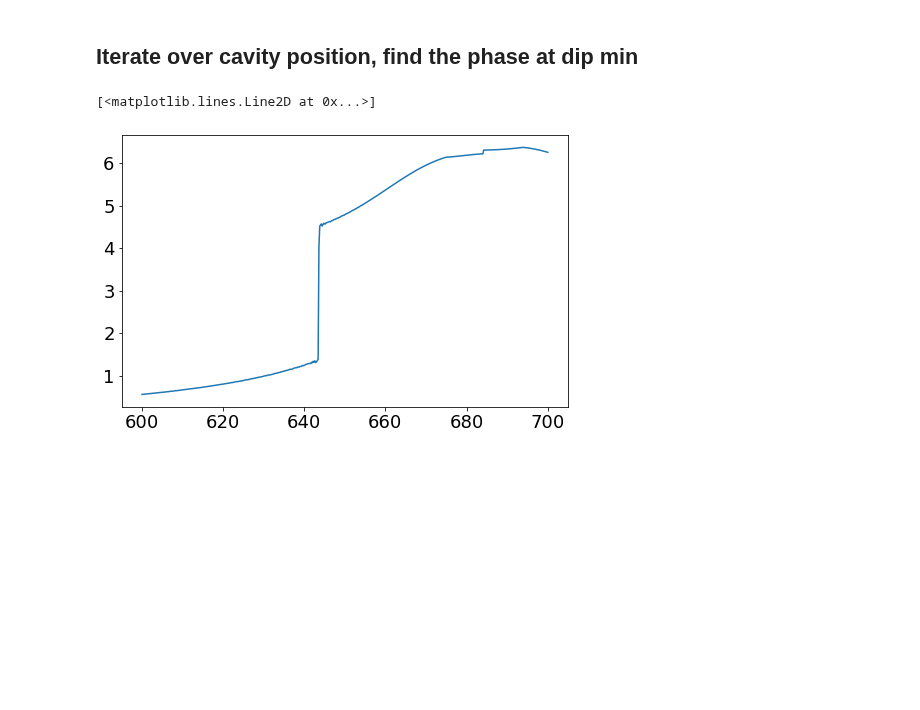
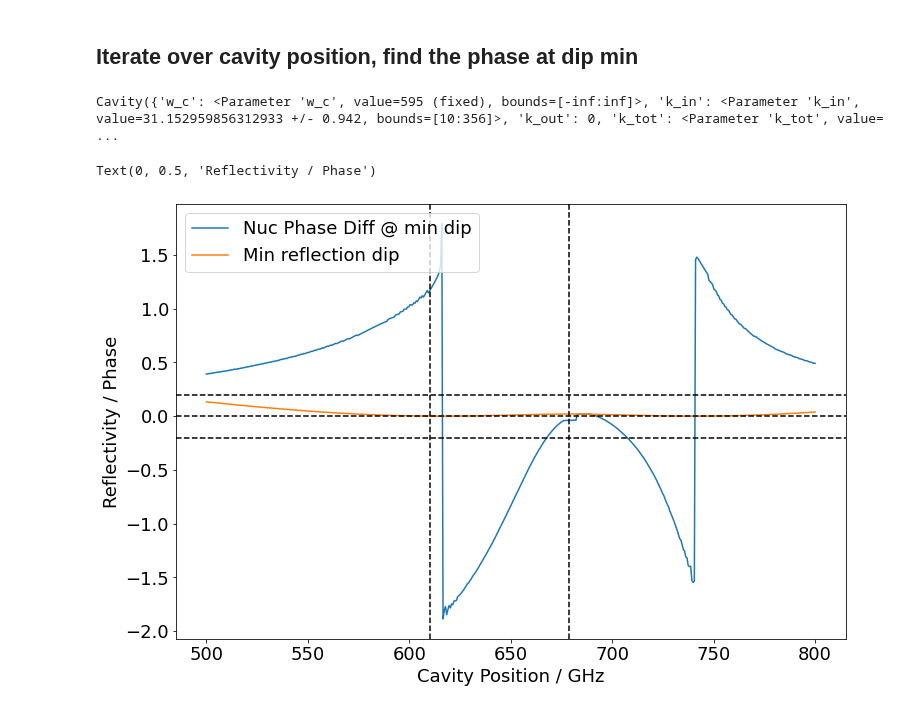
Before and after one commit to huanyanqi/siv-cqed-model, a Jupyter notebook: notebooks/20210907_DiosBLBb02_test_detuning.ipynb, the cells around one changed output. Saved outputs shown, nothing was run; the diff lists cells and outputs as text; code cells hidden in the pictures; blank space fills up the shorter version.

Commit message:
More attempts at shifting detuning, changing to "right" kappas

```diff
--- a/notebooks/20210907_DiosBLBb02_test_detuning.ipynb
+++ b/notebooks/20210907_DiosBLBb02_test_detuning.ipynb
@@ -203,14 +203,18 @@ Text(0.5, 0, 'Frequency / GHz')
 # %% [markdown]
 ## Repeat above plot but shift the cavity position
 # %%
-w_arr = np.linspace(678, 680, 12000)
+w_arr = np.linspace(678, 680, 120000)
 fig, ax = plt.subplots(nrows=3, figsize=[8, 16])
 ax = ax.flatten()
 
 cavity_objects_copy = [copy.deepcopy(c) for c in cavity_objects]
 
 for c in cavity_objects_copy:
-    c.cavity_params["w_c"].value = 645
+    c.cavity_params["w_c"].value = 660
+
+    # Tweak with cavity kappas
+#     c.cavity_params["k_tot"].value = 200
+#     c.cavity_params["k_in"].value = 0.57 * c.cavity_params["k_tot"].value
 
 # Plot reflectance and reflected phase for 4 states
 for c in cavity_objects_copy:
@@ -228,9 +232,18 @@ laser_freq_idx = np.argmin(cavity_objects_copy[0].reflectance(w_arr, 1))
 laser_freq = w_arr[laser_freq_idx]
 for ax_idx in range(3):
     ax[ax_idx].axvline(laser_freq, c='k', ls='--')
+# Park laser at the min of the dip of state 01
+laser_freq_idx = np.argmin(cavity_objects_copy[1].reflectance(w_arr, 1))
+laser_freq = w_arr[laser_freq_idx]
+for ax_idx in range(3):
+    ax[ax_idx].axvline(laser_freq, c='k', ls='--')
 
+ax[2].axhline(0., c='k', ls='--')
+ax[2].axhline(0.2, c='k', ls='--')
+ax[2].axhline(0.5, c='k', ls='--')
 print(f"Phase difference per photon is {phase_diff_01[laser_freq_idx]:.3f} rad")
 
+ax[0].set_ylim(0, 1)
 ax[0].set_title("Reflectance")
 ax[1].set_title("Reflected Phase")
 ax[2].set_title("Phase Difference between Nuc States")
@@ -410,27 +286,53 @@ print(r)
 # %% [markdown]
 ## Iterate over cavity position, find the phase at dip min
+# %%
+cavity_objects_copy[0]
+# %% [output]
+Cavity({'w_c': <Parameter 'w_c', value=595 (fixed), bounds=[-inf:inf]>, 'k_in': <Parameter 'k_in', value=31.152959856312933 +/- 0.942, bounds=[10:356]>, 'k_out': 0, 'k_tot': <Parameter 'k_tot', value= ...
 # %%
-cavity_pos_arr = np.linspace(600, 700, 501)
-w_arr = np.linspace(678, 680, 12000)
+cavity_pos_arr = np.linspace(500, 800, 500)
+w_arr = np.linspace(678, 680, 6000)
 phase_diff = []
+min_refs = []
+plt.figure(figsize=[12, 8])
 
 for cavity_pos in cavity_pos_arr:
     cavity_objects_copy = [copy.deepcopy(c) for c in cavity_objects]
 
     # Change all cavity positions
     for c in cavity_objects_copy:
         c.cavity_params["w_c"].value = cavity_pos
 
+        # Tweak to use the "real" kappas
+        c.cavity_params["k_tot"].value = 200
+        c.cavity_params["k_in"].value = 0.57 * c.cavity_params["k_tot"].value
+
     # Difference in phase between each pair of nuclear states
-    phase_diff_01 = np.unwrap(cavity_objects_copy[0].reflected_phase(w_arr, 1) - cavity_objects_copy[1].reflected_phase(w_arr, 1))
+    phase_diff_01 = (cavity_objects_copy[0].reflected_phase(w_arr, 1) - cavity_objects_copy[1].reflected_phase(w_arr, 1))
 
     # Park laser at the min of the dip of state 00
     laser_freq_idx = np.argmin(cavity_objects_copy[0].reflectance(w_arr, 1))
+    min_ref = np.min(cavity_objects_copy[0].reflectance(w_arr, 1))
+    min_refs.append(min_ref)
 
     # Phase difference per photon at laser position
     phase_diff.append(phase_diff_01[laser_freq_idx])
 
-plt.plot(cavity_pos_arr, np.unwrap(phase_diff))
+
+phase_diff = np.mod(phase_diff, 2*np.pi)
+phase_diff[phase_diff > np.pi] -= 2*np.pi
+
+plt.plot(cavity_pos_arr, phase_diff, label="Nuc Phase Diff @ min dip")
+plt.plot(cavity_pos_arr, min_refs, label="Min reflection dip")
+# plt.ylim(-0.4, 0.4)
+plt.axvline(610, c='k', ls='--')
+plt.axvline(678.6, c='k', ls='--')
+plt.axhline(0., c='k', ls='--')
+plt.axhline(0.2, c='k', ls='--')
+plt.axhline(-0.2, c='k', ls='--')
+plt.legend()
+plt.xlabel("Cavity Position / GHz")
+plt.ylabel("Reflectivity / Phase")
 # %% [output]
-[<matplotlib.lines.Line2D at 0x...>]
+Text(0, 0.5, 'Reflectivity / Phase')
-[figure, old version]
+[figure, new version]
```
Also changed, not shown: parts of 20 cells of this notebook.
